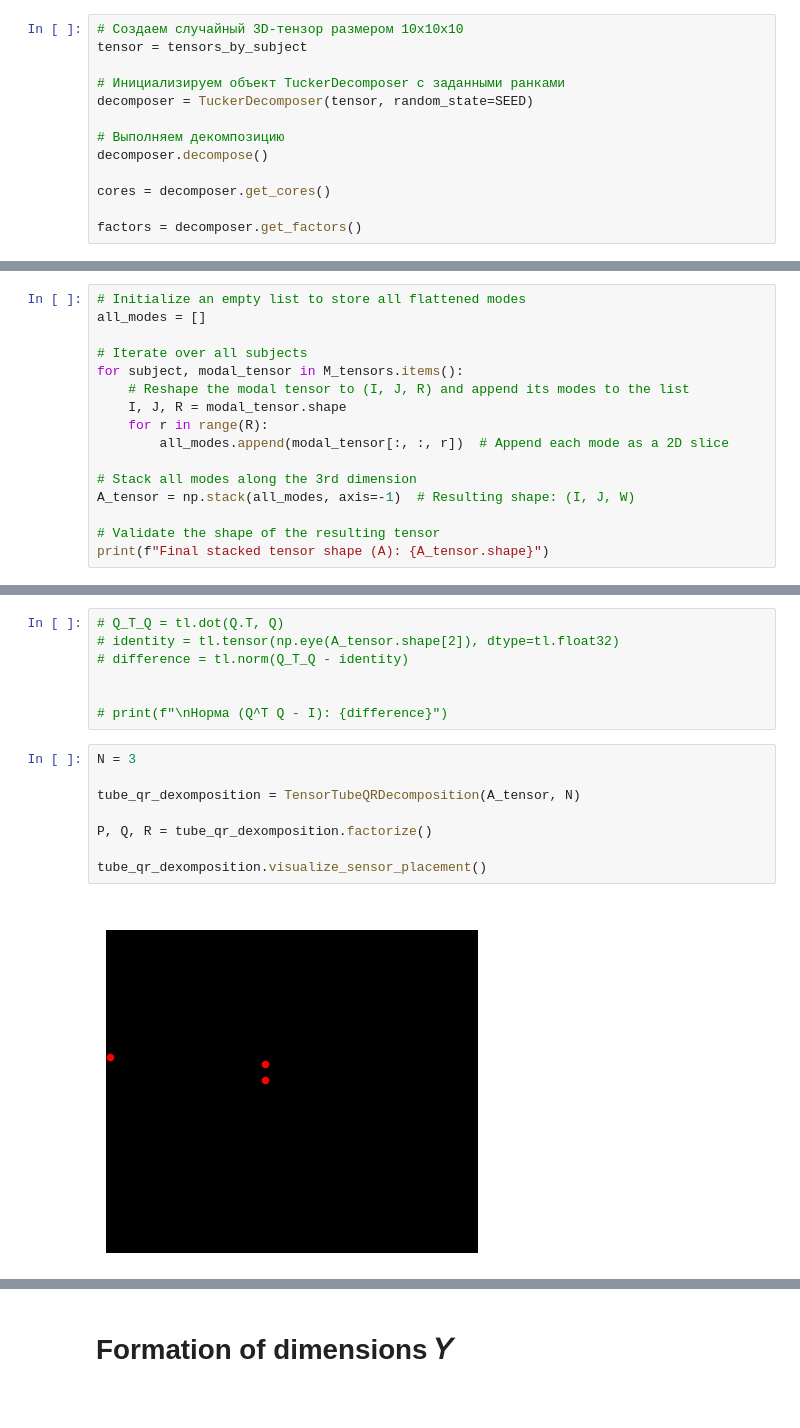
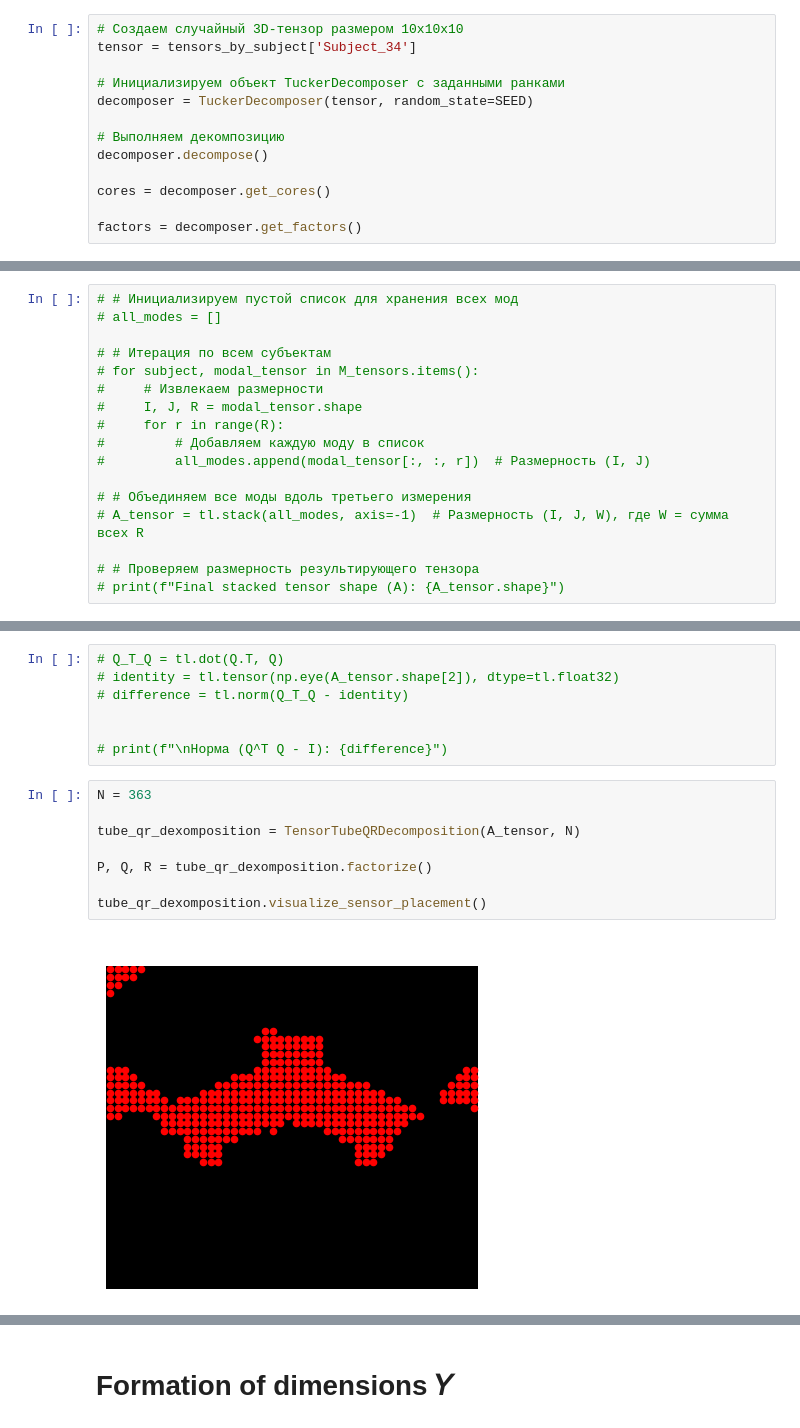
Before and after one commit to denis-samatov/tensor-based_modal_decomposition_method, a Jupyter notebook: algorithm/pipline.ipynb, the cells around one changed output, grey strips where cells are left out. Drawn from its saved outputs; the diff is of its cells as text.

```diff
--- a/algorithm/pipline.ipynb
+++ b/algorithm/pipline.ipynb
@@ -252,7 +252,7 @@ Stacked tensor shape: (42, 48, 48, 38)
 from TBMD.TensorHOSVD import TuckerDecomposer
 # %%
 # Создаем случайный 3D-тензор размером 10x10x10
-tensor = tensors_by_subject
+tensor = tensors_by_subject['Subject_34']
 
 # Инициализируем объект TuckerDecomposer с заданными ранками
 decomposer = TuckerDecomposer(tensor, random_state=SEED)
@@ -407,19 +533,20 @@ Subject Subject_34: Размер тензора временно-нечувст
 # %%
-# Initialize an empty list to store all flattened modes
-all_modes = []
+# # Инициализируем пустой список для хранения всех мод
+# all_modes = []
 
-# Iterate over all subjects
-for subject, modal_tensor in M_tensors.items():
-    # Reshape the modal tensor to (I, J, R) and append its modes to the list
-    I, J, R = modal_tensor.shape
-    for r in range(R):
-        all_modes.append(modal_tensor[:, :, r])  # Append each mode as a 2D slice
+# # Итерация по всем субъектам
+# for subject, modal_tensor in M_tensors.items():
+#     # Извлекаем размерности
+#     I, J, R = modal_tensor.shape
+#     for r in range(R):
+#         # Добавляем каждую моду в список
+#         all_modes.append(modal_tensor[:, :, r])  # Размерность (I, J)
 
-# Stack all modes along the 3rd dimension
-A_tensor = np.stack(all_modes, axis=-1)  # Resulting shape: (I, J, W)
+# # Объединяем все моды вдоль третьего измерения
+# A_tensor = tl.stack(all_modes, axis=-1)  # Размерность (I, J, W), где W = сумма всех R
 
-# Validate the shape of the resulting tensor
-print(f"Final stacked tensor shape (A): {A_tensor.shape}")
+# # Проверяем размерность результирующего тензора
+# print(f"Final stacked tensor shape (A): {A_tensor.shape}")
 # %% [output]
 Final stacked tensor shape (A): (42, 48, 1596)
 # %% [markdown]
@@ -549,15 +676,15 @@ from TBMD.TensorBasedTubeFiberPivotQRFactorization import TensorTubeQRDecomposit
 
 # print(f"\nНорма (Q^T Q - I): {difference}")
 # %%
-N = 3
+N = 363
 
 tube_qr_dexomposition = TensorTubeQRDecomposition(A_tensor, N)
 
 P, Q, R = tube_qr_dexomposition.factorize()
 
 tube_qr_dexomposition.visualize_sensor_placement()
 # %% [output]
-[figure, old version]
+[figure, new version]
 # %%
 # Проверка ортогональности Q
 Q_T_Q = Q.T @ Q
```
Also changed, not shown: parts of 25 cells of this notebook, 4 other files.
